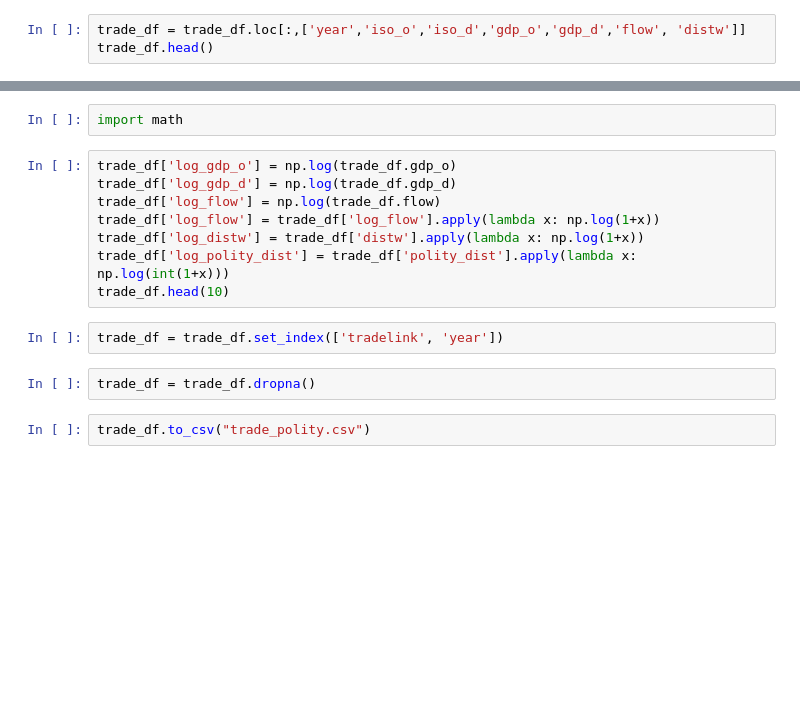
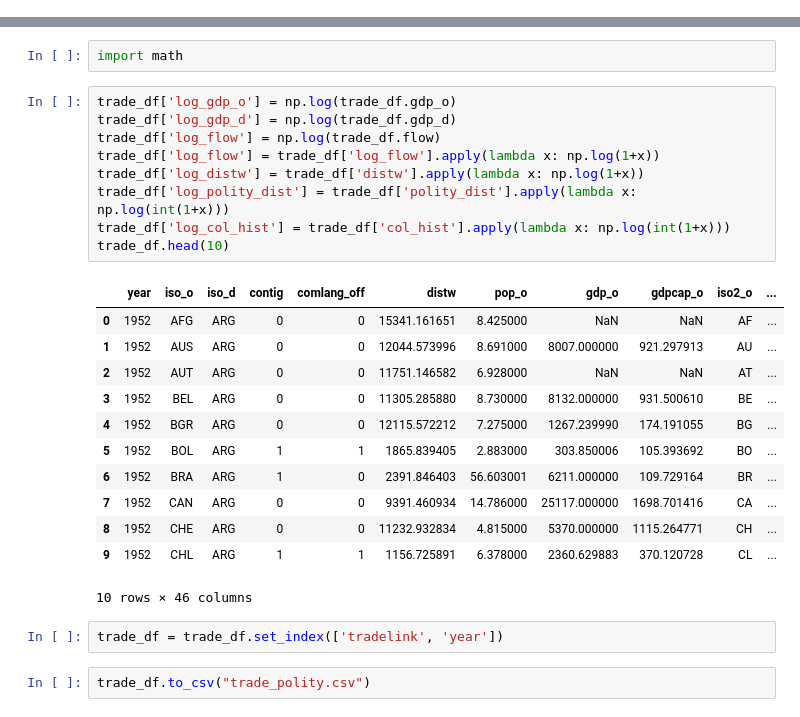
Before and after one commit to topher-lo/tradeflow-polity, a Jupyter notebook: clean.ipynb, the cells around one changed output, grey strips where cells are left out. Drawn from its saved outputs; the diff is of its cells as text; blank space fills up the shorter version.

```diff
--- a/clean.ipynb
+++ b/clean.ipynb
@@ -7,3 +14,0 @@ trade_df.head()
-# %%
-trade_df = trade_df.loc[:,['year','iso_o','iso_d','gdp_o','gdp_d','flow', 'distw']]
-trade_df.head()
@@ -49,14 +122,26 @@ import math
 # %%
 trade_df['log_gdp_o'] = np.log(trade_df.gdp_o)
 trade_df['log_gdp_d'] = np.log(trade_df.gdp_d)
 trade_df['log_flow'] = np.log(trade_df.flow)
 trade_df['log_flow'] = trade_df['log_flow'].apply(lambda x: np.log(1+x))
 trade_df['log_distw'] = trade_df['distw'].apply(lambda x: np.log(1+x))
 trade_df['log_polity_dist'] = trade_df['polity_dist'].apply(lambda x: np.log(int(1+x)))
+trade_df['log_col_hist'] = trade_df['col_hist'].apply(lambda x: np.log(int(1+x)))
 trade_df.head(10)
+# %% [output]
+|  | year | iso_o | iso_d | contig | comlang_off | distw | pop_o | gdp_o | gdpcap_o | iso2_o | ... |
+| 0 | 1952 | AFG | ARG | 0 | 0 | 15341.161651 | 8.425000 | NaN | NaN | AF | ... |
+| 1 | 1952 | AUS | ARG | 0 | 0 | 12044.573996 | 8.691000 | 8007.000000 | 921.297913 | AU | ... |
+| 2 | 1952 | AUT | ARG | 0 | 0 | 11751.146582 | 6.928000 | NaN | NaN | AT | ... |
+| 3 | 1952 | BEL | ARG | 0 | 0 | 11305.285880 | 8.730000 | 8132.000000 | 931.500610 | BE | ... |
+| 4 | 1952 | BGR | ARG | 0 | 0 | 12115.572212 | 7.275000 | 1267.239990 | 174.191055 | BG | ... |
+| 5 | 1952 | BOL | ARG | 1 | 1 | 1865.839405 | 2.883000 | 303.850006 | 105.393692 | BO | ... |
+| 6 | 1952 | BRA | ARG | 1 | 0 | 2391.846403 | 56.603001 | 6211.000000 | 109.729164 | BR | ... |
+| 7 | 1952 | CAN | ARG | 0 | 0 | 9391.460934 | 14.786000 | 25117.000000 | 1698.701416 | CA | ... |
+| 8 | 1952 | CHE | ARG | 0 | 0 | 11232.932834 | 4.815000 | 5370.000000 | 1115.264771 | CH | ... |
+| 9 | 1952 | CHL | ARG | 1 | 1 | 1156.725891 | 6.378000 | 2360.629883 | 370.120728 | CL | ... |
+10 rows × 46 columns
 # %%
 trade_df = trade_df.set_index(['tradelink', 'year'])
-# %%
-trade_df = trade_df.dropna()
 # %%
 trade_df.to_csv("trade_polity.csv")
```
Also changed, not shown: parts of 9 cells of this notebook, 6 other files.
